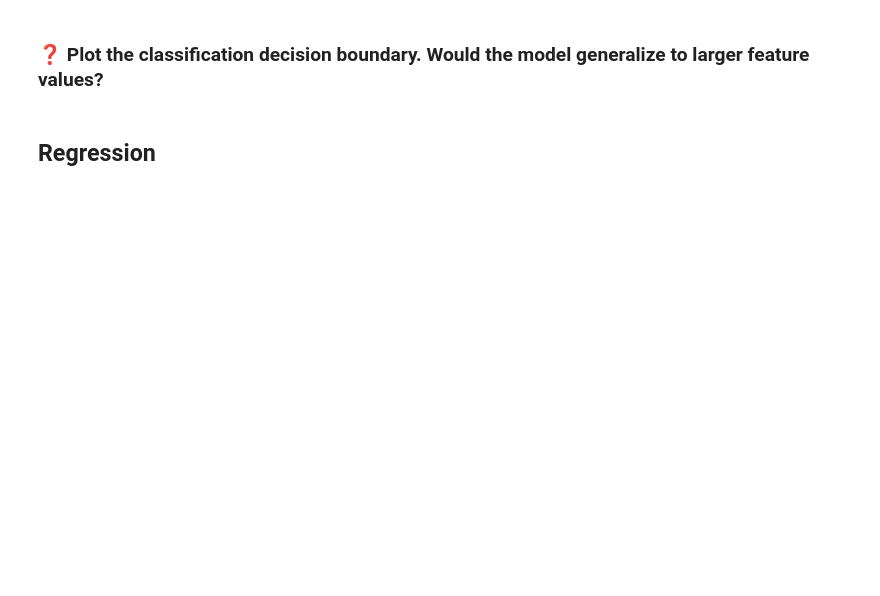
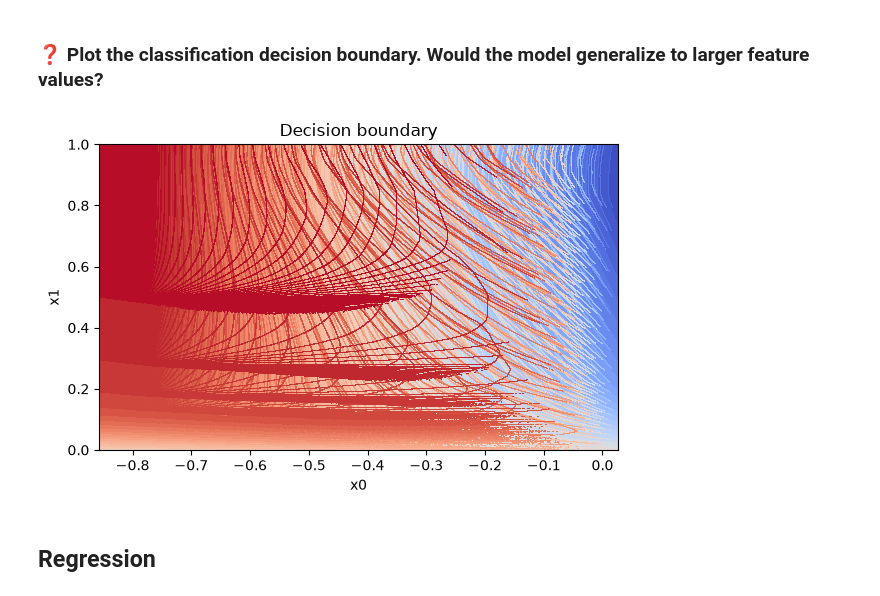
Before and after one commit to Adrian67676767/Assignment03_ML, a Jupyter notebook: problem.ipynb, the cells around one changed output. Drawn from its saved outputs; the diff is of its cells as text; code cells hidden in the pictures; blank space fills up the shorter version.

```diff
--- a/problem.ipynb
+++ b/problem.ipynb
@@ -102,5 +201,10 @@ NameError: name 'keras' is not defined
 # %% [markdown]
 ### ❓ Plot the classification decision boundary. Would the model generalize to larger feature values?
+# %%
+plot_decision_boundary(model_classification, X_test_c, y_test_c)
+plt.show()
+# %% [output]
+[figure, added]
 # %% [markdown]
 ## Regression
 # %%
```
Also changed, not shown: parts of 14 cells of this notebook, 3 other files.
